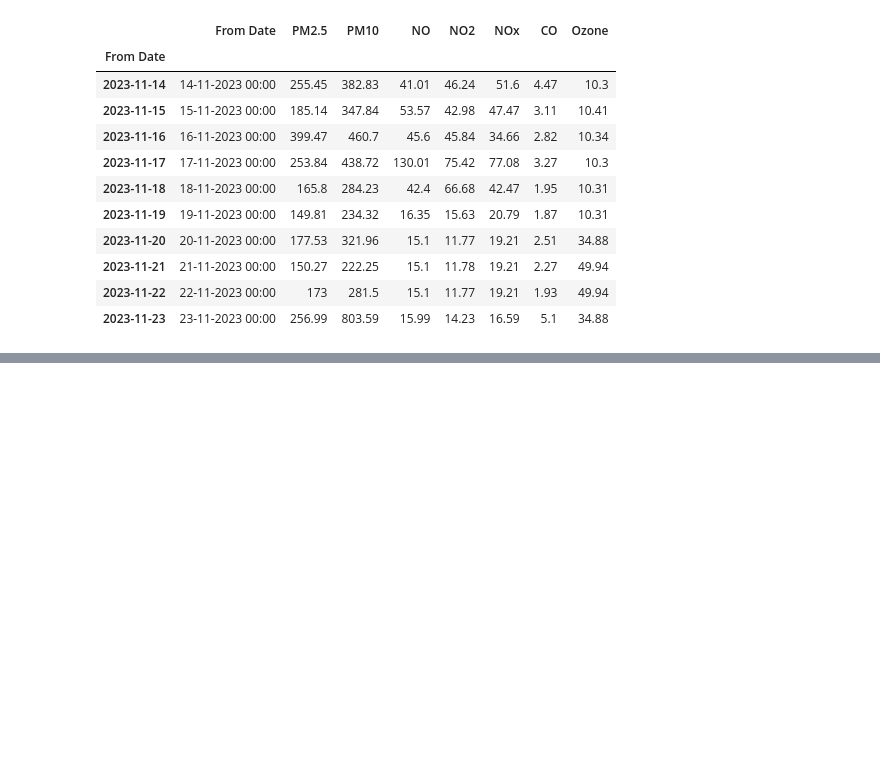
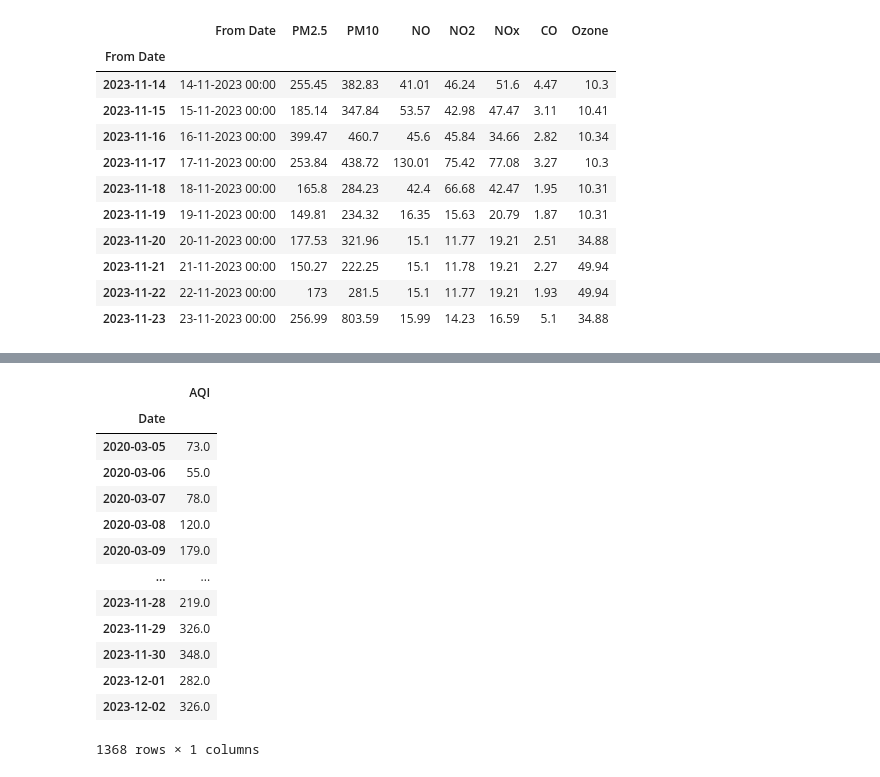
Before and after one commit to Bomma-Pranay/Analysing-Air-Quality-Index-using-Machine-Learning, a Jupyter notebook: ipynotebooks/Forecasting_time_series/scratch1.ipynb, the cells around one changed output, grey strips where cells are left out. Saved outputs shown, nothing was run; the diff lists cells and outputs as text; code cells hidden in the pictures; blank space fills up the shorter version.

```diff
--- a/ipynotebooks/Forecasting_time_series/scratch1.ipynb
+++ b/ipynotebooks/Forecasting_time_series/scratch1.ipynb
@@ -183,0 +209,17 @@ sector_51[datetime(2023,11,14):]
+# %%
+df
+# %% [output]
+|  | AQI |
+| Date |  |
+| 2020-03-05 | 73.0 |
+| 2020-03-06 | 55.0 |
+| 2020-03-07 | 78.0 |
+| 2020-03-08 | 120.0 |
+| 2020-03-09 | 179.0 |
+| ... | ... |
+| 2023-11-28 | 219.0 |
+| 2023-11-29 | 326.0 |
+| 2023-11-30 | 348.0 |
+| 2023-12-01 | 282.0 |
+| 2023-12-02 | 326.0 |
+1368 rows × 1 columns
```
Also changed, not shown: parts of 6 cells of this notebook, 2 other files.
